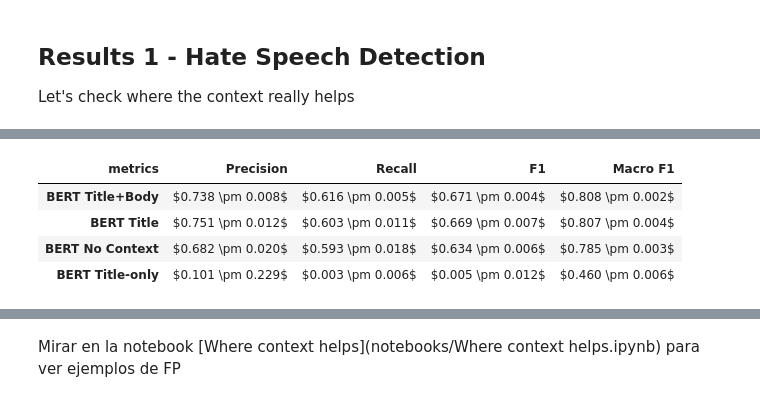
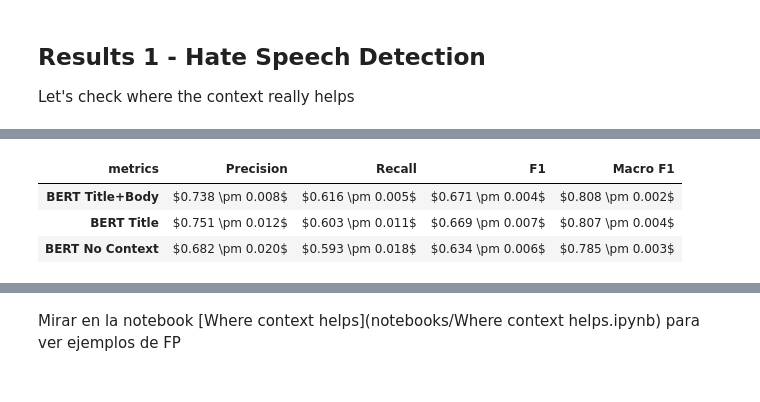
Before and after one commit to finiteautomata/contextualized-hatespeech-classification, a Jupyter notebook: notebooks/Results - 1 plain detection.ipynb, the cells around one changed output, grey strips where cells are left out. Drawn from its saved outputs; the diff is of its cells as text; code cells hidden in the pictures.

```diff
--- a/notebooks/Results - 1 plain detection.ipynb
+++ b/notebooks/Results - 1 plain detection.ipynb
@@ -17,10 +17,8 @@ evaluations = {
 
 
 for model_name, glob_path in [
-    ('title_only', "../evaluations/title-only*"),
     ('no_context', "../evaluations/non-context*"),
     ('title', "../evaluations/context*"),
-    ('hyphen', "../evaluations/title-hyphen*"),
     ('full_context', "../evaluations/title-body_*"),
     ]:
     evaluations[model_name] = []
@@ -32,9 +30,7 @@ for model_name, glob_path in [
             obj["file"] = path
             evaluations[model_name].append(obj)
 
-print(f"We have {len(evaluations['title_only'])} title only evaluations")
 print(f"We have {len(evaluations['full_context'])} title and body context evaluations")
 print(f"We have {len(evaluations['title'])} title context evaluations")
-print(f"We have {len(evaluations['hyphen'])} hyphen context evaluations")
 print(f"We have {len(evaluations['no_context'])} no context evaluations")
 # %% [output]
@@ -92,31 +88,30 @@ result_df
 # %%
 def print_mean(row, context, ):
     mean = row[context + " mean"]
     std = row[context + " std"]
     return f"${mean:.3f} \pm {std:.3f}$"
 
 display_df = pd.DataFrame()
 
 for context, model_name in [
     ("full context", "BERT Title+Body"),
     ("title", "BERT Title"),
     ("no context", "BERT No Context"),
-    ("title only", "BERT Title-only"),
+    #("title only", "BERT Title-only"),
     ]:
     display_df[model_name] = result_df.apply(lambda x: print_mean(x, context), axis=1)
 
 
 display_df["metrics"] = display_df.index.map(lambda x: " ".join([y.capitalize() for y in x.split("_")]))
 display_df.reset_index(inplace=True)
 del display_df["index"]
 display_df.set_index("metrics", inplace=True)
 display_df.T
 # %% [output]
 | metrics | Precision | Recall | F1 | Macro F1 |
 | BERT Title+Body | $0.738 \pm 0.008$ | $0.616 \pm 0.005$ | $0.671 \pm 0.004$ | $0.808 \pm 0.002$ |
 | BERT Title | $0.751 \pm 0.012$ | $0.603 \pm 0.011$ | $0.669 \pm 0.007$ | $0.807 \pm 0.004$ |
 | BERT No Context | $0.682 \pm 0.020$ | $0.593 \pm 0.018$ | $0.634 \pm 0.006$ | $0.785 \pm 0.003$ |
-| BERT Title-only | $0.101 \pm 0.229$ | $0.003 \pm 0.006$ | $0.005 \pm 0.012$ | $0.460 \pm 0.006$ |
 # %%
 print(display_df.T.to_latex(escape=False, longtable=False))
 # %% [output]
```
Also changed, not shown: parts of 6 cells of this notebook, 5 other files.
